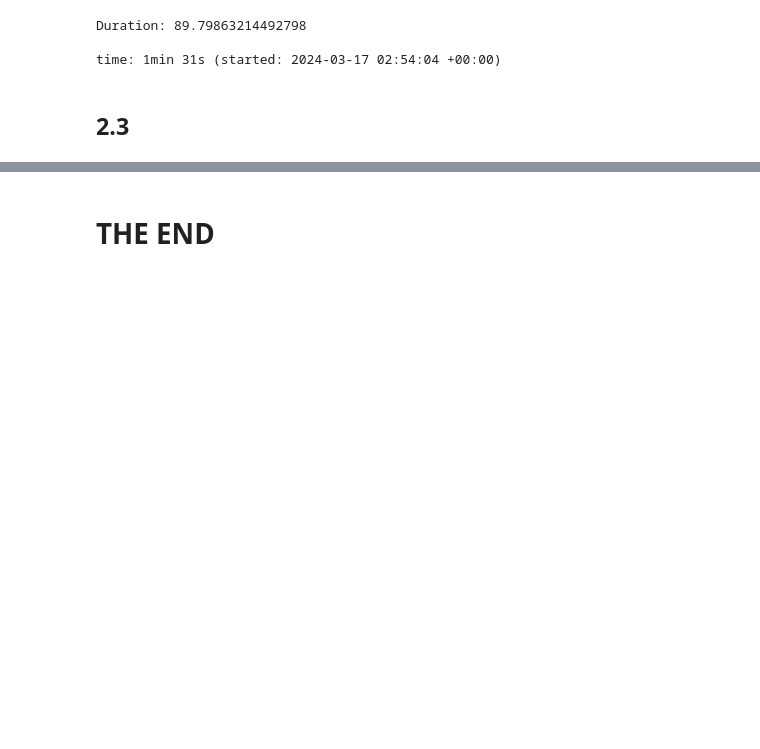
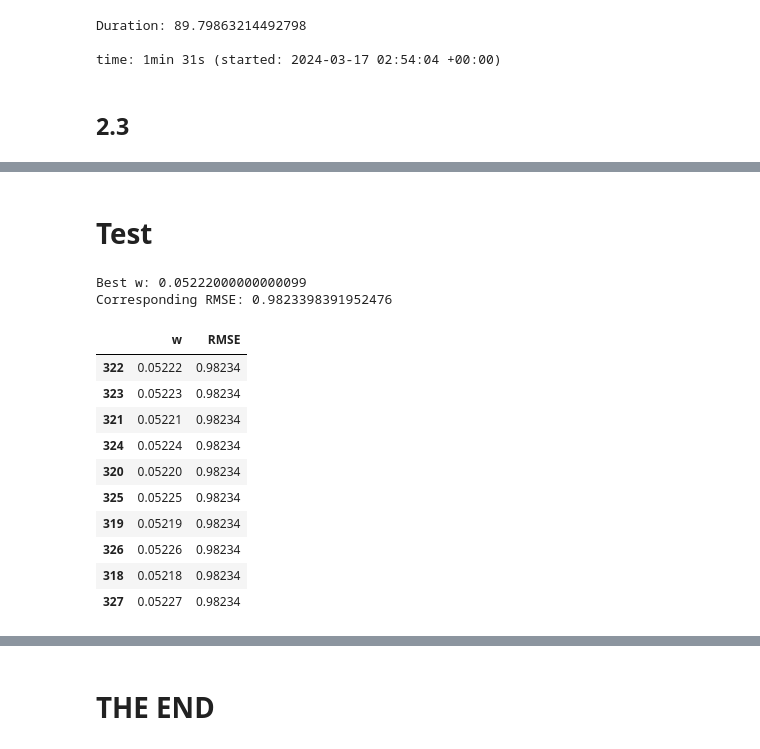
Before and after one commit to KayvanShah1/usc-dsci553-data-mining-sp24, a Jupyter notebook: assignment-3/notebooks/HW3.ipynb, the cells around one changed output, grey strips where cells are left out. Saved outputs shown, nothing was run; the diff lists cells and outputs as text; code cells hidden in the pictures; blank space fills up the shorter version.

```diff
--- a/assignment-3/notebooks/HW3.ipynb
+++ b/assignment-3/notebooks/HW3.ipynb
@@ -971,0 +1118,60 @@ time: 1min 31s (started: 2024-03-17 02:54:04 +00:00)
+# %% [markdown]
+# Test
+# %%
+import pandas as pd
+import numpy as np
+from sklearn.metrics import mean_squared_error
+
+# Read the data
+df = pd.read_csv("HW3StudentData/yelp_val.csv")
+df["item_based"] = pd.read_csv("t2_1.csv")["prediction"]
+df["model_based"] = pd.read_csv("t2_2.csv")["prediction"]
+df = df.loc[:, ["item_based", "model_based", "stars"]]
+
+# Initialize lists to store w and corresponding RMSE values
+w_values = []
+rmse_values = []
+
+# Iterate over different values of w
+for w in np.arange(0.049, 0.06, 0.00001):
+    # Calculate hybrid predictions
+    df["hybrid"] = (w) * df["item_based"] + (1 - w) * df["model_based"]
+
+    # Calculate RMSE
+    rmse = np.sqrt(mean_squared_error(df["stars"], df["hybrid"]))
+
+    # Append w and RMSE values to the lists
+    w_values.append(w)
+    rmse_values.append(rmse)
+
+# Create a DataFrame to store w and RMSE values
+rmse_df = pd.DataFrame({"w": w_values, "RMSE": rmse_values}).sort_values(by="RMSE")
+
+# Find the row with the minimum RMSE
+best_w_row = rmse_df.loc[rmse_df['RMSE'].idxmin()]
+
+# Extract the best w value
+best_w = best_w_row['w']
+best_rmse = best_w_row['RMSE']
+
+print("Best w:", best_w)
+print("Corresponding RMSE:", best_rmse)
+
+# Print the DataFrame
+rmse_df.head(10)
+
+# w=0.05222
+# %% [output]
+Best w: 0.05222000000000099
+Corresponding RMSE: 0.9823398391952476
+|  | w | RMSE |
+| 322 | 0.05222 | 0.98234 |
+| 323 | 0.05223 | 0.98234 |
+| 321 | 0.05221 | 0.98234 |
+| 324 | 0.05224 | 0.98234 |
+| 320 | 0.05220 | 0.98234 |
+| 325 | 0.05225 | 0.98234 |
+| 319 | 0.05219 | 0.98234 |
+| 326 | 0.05226 | 0.98234 |
+| 318 | 0.05218 | 0.98234 |
+| 327 | 0.05227 | 0.98234 |
```
Also changed, not shown: parts of 14 cells of this notebook.
